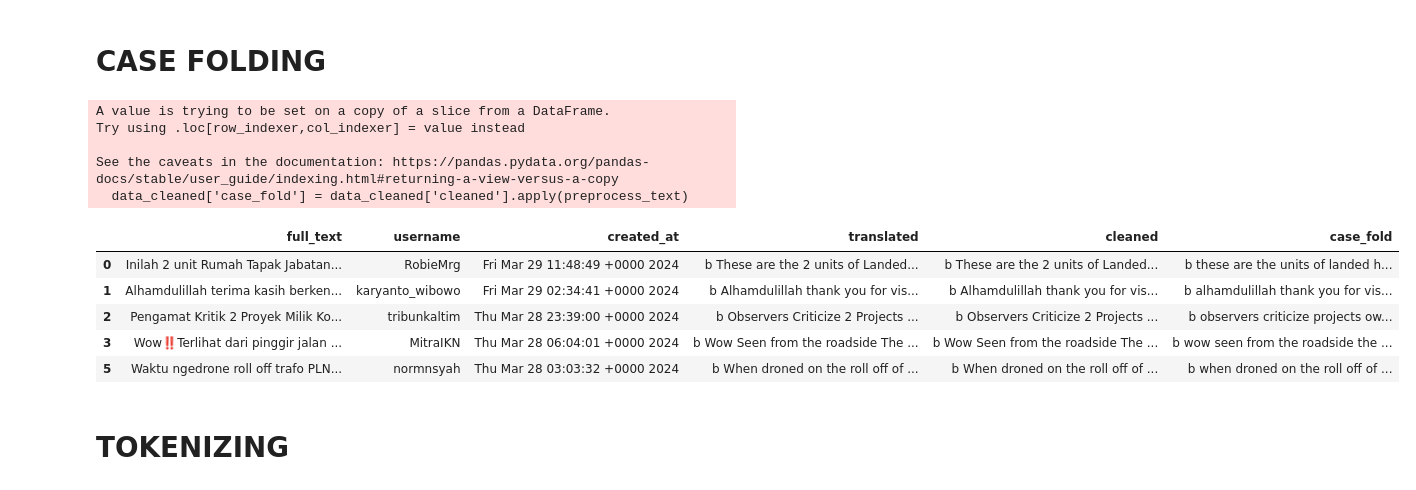
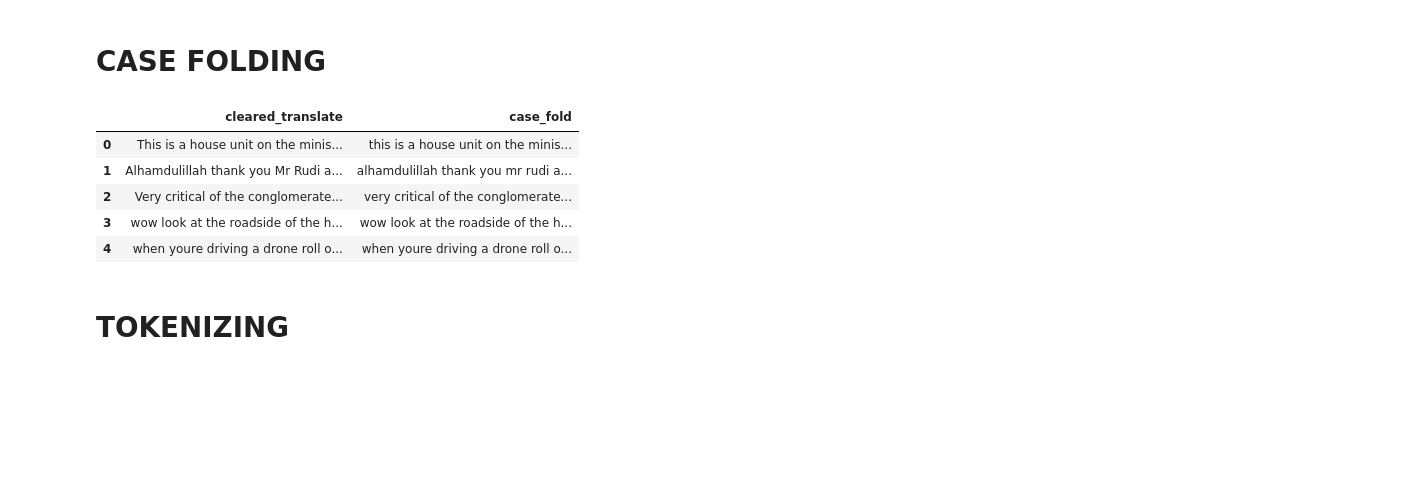
Before and after one commit to Rexyonist/Data-OPS, a Jupyter notebook: text-preprocessing.ipynb, the cells around one changed output. Drawn from its saved outputs; the diff is of its cells as text; code cells hidden in the pictures; blank space fills up the shorter version.

```diff
--- a/text-preprocessing.ipynb
+++ b/text-preprocessing.ipynb
@@ -136,3 +97,8 @@ See the caveats in the documentation: https://pandas.pydata.org/pandas-docs/stab
 | 10 | Investasi di IKN Nusantara Dinila... | tribunkaltim | Tue Mar 26 11:47:44 +0000 2024 | b Investment in IKN Nusantara is ... | b Investment in IKN Nusantara is ... |
 # %% [markdown]
 # TEXT PREPROCESSING
+# %%
+import pandas as pd
+
+data_cleaned = pd.read_csv('output/dataset.csv')
+data_cleaned
@@ -150,20 +130,15 @@ def preprocess_text(text):
   result = result.strip()
   return result
 # %%
-data_cleaned['case_fold'] = data_cleaned['cleaned'].apply(preprocess_text)
+data_cleaned['case_fold'] = data_cleaned['cleared_translate'].apply(preprocess_text)
 data_cleaned.head()
 # %% [output]
-A value is trying to be set on a copy of a slice from a DataFrame.
-Try using .loc[row_indexer,col_indexer] = value instead
-
-See the caveats in the documentation: https://pandas.pydata.org/pandas-docs/stable/user_guide/indexing.html#returning-a-view-versus-a-copy
-  data_cleaned['case_fold'] = data_cleaned['cleaned'].apply(preprocess_text)
-|  | full_text | username | created_at | translated | cleaned | case_fold |
-| 0 | Inilah 2 unit Rumah Tapak Jabatan... | RobieMrg | Fri Mar 29 11:48:49 +0000 2024 | b These are the 2 units of Landed... | b These are the 2 units of Landed... | b these are the units of landed h... |
-| 1 | Alhamdulillah terima kasih berken... | karyanto_wibowo | Fri Mar 29 02:34:41 +0000 2024 | b Alhamdulillah thank you for vis... | b Alhamdulillah thank you for vis... | b alhamdulillah thank you for vis... |
-| 2 | Pengamat Kritik 2 Proyek Milik Ko... | tribunkaltim | Thu Mar 28 23:39:00 +0000 2024 | b Observers Criticize 2 Projects ... | b Observers Criticize 2 Projects ... | b observers criticize projects ow... |
-| 3 | Wow‼️Terlihat dari pinggir jalan ... | MitraIKN | Thu Mar 28 06:04:01 +0000 2024 | b Wow Seen from the roadside The ... | b Wow Seen from the roadside The ... | b wow seen from the roadside the ... |
-| 5 | Waktu ngedrone roll off trafo PLN... | normnsyah | Thu Mar 28 03:03:32 +0000 2024 | b When droned on the roll off of ... | b When droned on the roll off of ... | b when droned on the roll off of ... |
+|  | cleared_translate | case_fold |
+| 0 | This is a house unit on the minis... | this is a house unit on the minis... |
+| 1 | Alhamdulillah thank you Mr Rudi a... | alhamdulillah thank you mr rudi a... |
+| 2 | Very critical of the conglomerate... | very critical of the conglomerate... |
+| 3 | wow look at the roadside of the h... | wow look at the roadside of the h... |
+| 4 | when youre driving a drone roll o... | when youre driving a drone roll o... |
 # %% [markdown]
 # TOKENIZING
 # %%
```
Also changed, not shown: parts of 19 cells of this notebook, 17 other files.
